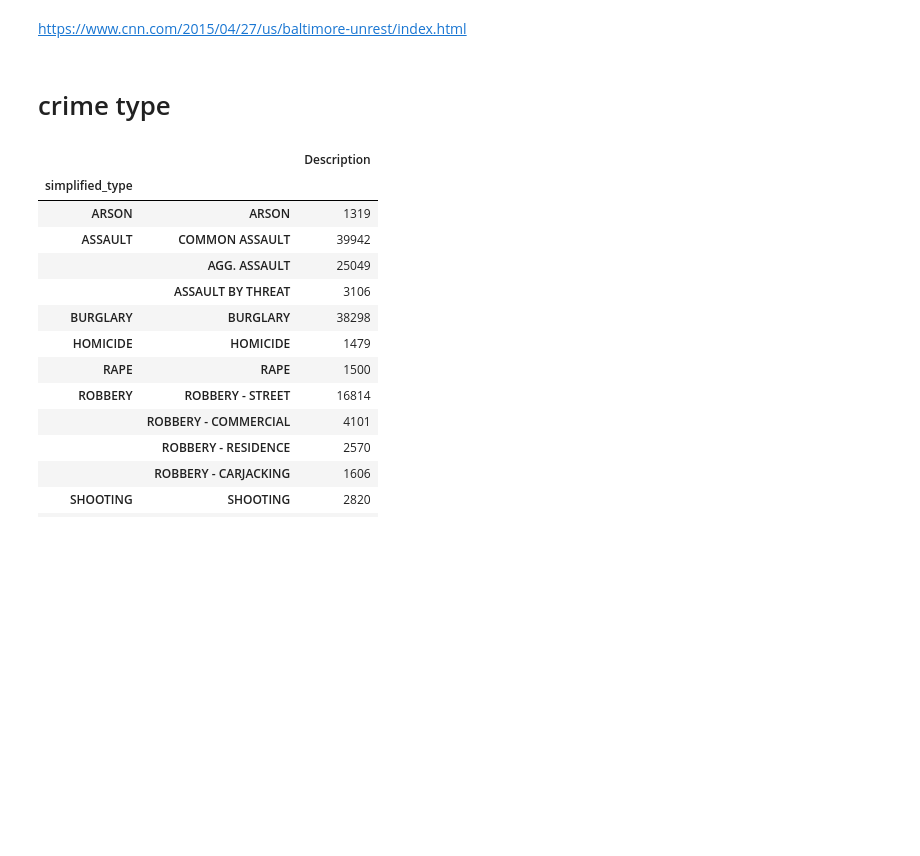
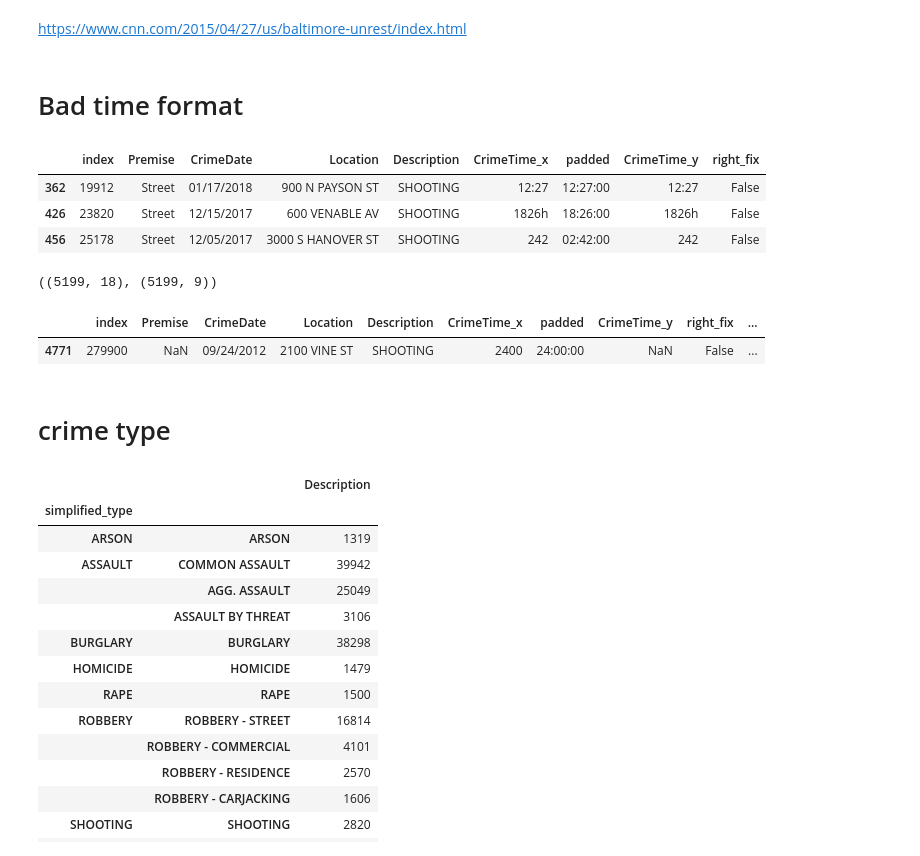
Before and after one commit to JHWu92/public-safety-baltimore, a Jupyter notebook: data/open-baltimore/UNDERSTAND - BPD_Part_1_Victim_Based_Crime_Data.ipynb, the cells around one changed output. Saved outputs shown, nothing was run; the diff lists cells and outputs as text; code cells hidden in the pictures; blank space fills up the shorter version.

Commit message:
understand bad format

```diff
--- a/data/open-baltimore/UNDERSTAND - BPD_Part_1_Victim_Based_Crime_Data.ipynb
+++ b/data/open-baltimore/UNDERSTAND - BPD_Part_1_Victim_Based_Crime_Data.ipynb
@@ -6,3 +6,45 @@ import geopandas as gp
 https://www.cnn.com/2015/04/27/us/baltimore-unrest/index.html
 # %%
 df = pd.read_csv('raw/BPD_Part_1_Victim_Based_Crime_Data.csv').fillna('NaN')
+# %% [markdown]
+# Bad time format
+# %%
+df_old = pd.read_csv('raw/BPD_Part_1_Victim_Based_Crime_Data-201802.csv').drop_duplicates()
+# %%
+import re
+def reg_check_time_format(time_str):
+    """ fast reg check if a time string possibly matched format %H:%M:%S
+    if False, it doesn't match
+    But if True, it could still doesn't match
+    """
+    return bool(re.match('\d{1,2}:\d{1,2}:\d{1,2}', time_str))
+
+def pad_time_str(s):
+    special_cases = {'1040`': '1040', '0149 01:49': '0149', '12:27':'1227', '1826h':'1826'}
+    if s in special_cases:
+        s = special_cases[s]
+    if len(s)==5 or len(s)==6:
+        raise ValueError('len of s=%d' %len(s))
+    s+='00'
+    s = '0'* (6-len(s)) + s
+    s = s[:2] + ':' + s[2:4] + ':' + s[4:6]
+    return s
+# %%
+df_tmp = df.reset_index().drop_duplicates()
+df_tmp['wrong'] = df_tmp.CrimeTime.apply(lambda x: not reg_check_time_format(x))
+# %%
+df_wrong = df_tmp[df_tmp['wrong']].drop_duplicates()
+df_wrong['padded'] = df_wrong.CrimeTime.apply(pad_time_str)
+# %%
+df_matched = df_wrong[['index','Premise', 'CrimeDate', 'Location', 'Description', 'CrimeTime', 'padded']].merge(df_old[['Premise', 'CrimeTime','CrimeDate', 'Location', 'Description']], on=['Premise', 'CrimeDate', 'Location', 'Description'], how='left')
+df_matched['right_fix'] = df_matched.padded==df_matched.CrimeTime_y
+df_matched[~df_matched['right_fix'] & ~df_matched.CrimeTime_y.isnull()]
+# %% [output]
+|  | index | Premise | CrimeDate | Location | Description | CrimeTime_x | padded | CrimeTime_y | right_fix |
+| 362 | 19912 | Street | 01/17/2018 | 900 N PAYSON ST | SHOOTING | 12:27 | 12:27:00 | 12:27 | False |
+| 426 | 23820 | Street | 12/15/2017 | 600 VENABLE AV | SHOOTING | 1826h | 18:26:00 | 1826h | False |
+| 456 | 25178 | Street | 12/05/2017 | 3000 S HANOVER ST | SHOOTING | 242 | 02:42:00 | 242 | False |
+# %%
+df_wrong.shape, df_matched.shape
+# %% [output]
+((5199, 18), (5199, 9))
@@ -9,3 +61,8 @@ df = pd.read_csv('raw/BPD_Part_1_Victim_Based_Crime_Data.csv').fillna('NaN')
+# %%
+df_matched[~df_matched['can_be_parsed']]
+# %% [output]
+|  | index | Premise | CrimeDate | Location | Description | CrimeTime_x | padded | CrimeTime_y | right_fix | ... |
+| 4771 | 279900 | NaN | 09/24/2012 | 2100 VINE ST | SHOOTING | 2400 | 24:00:00 | NaN | False | ... |
 # %% [markdown]
 # crime type
 # %%
```
Also changed, not shown: parts of 1 cell of this notebook.
